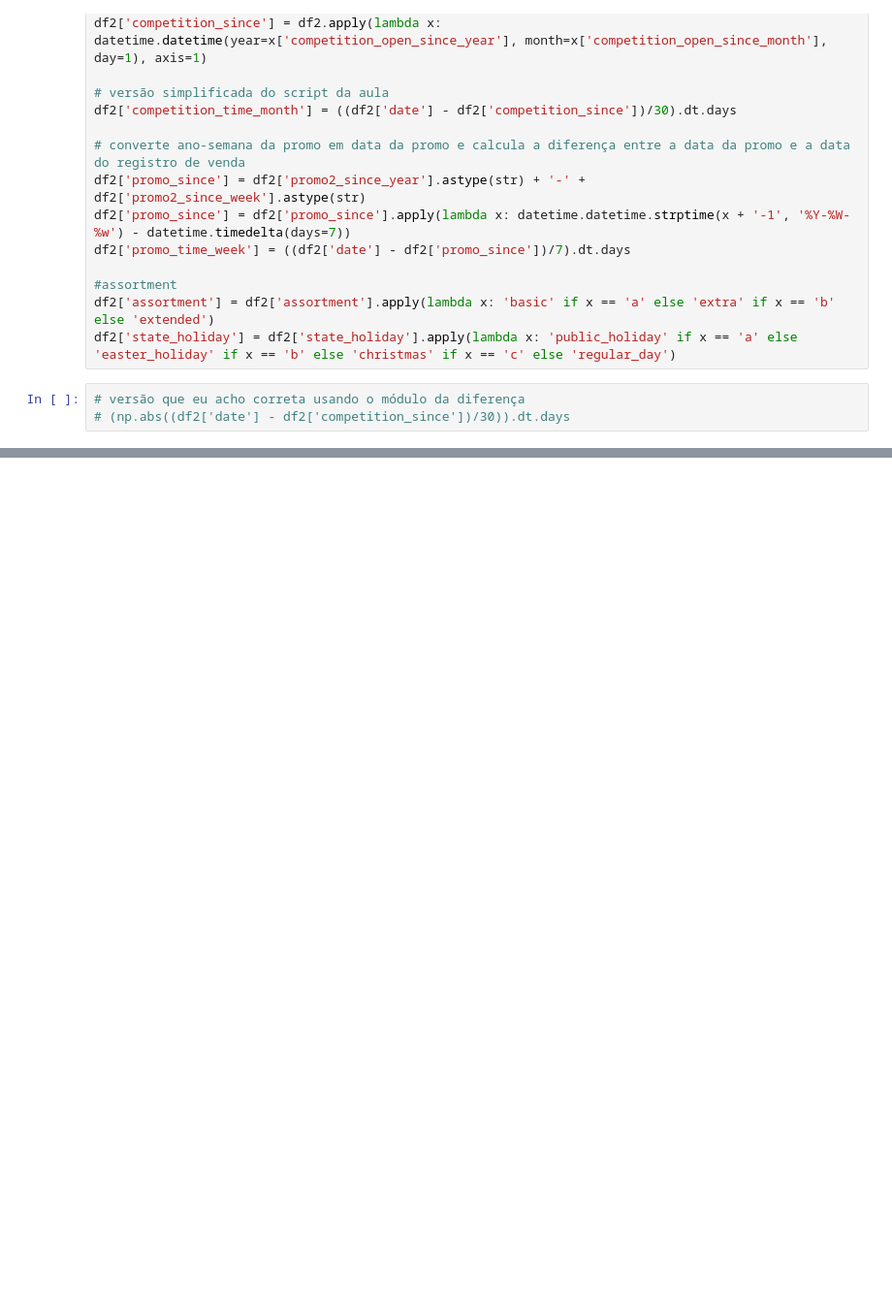
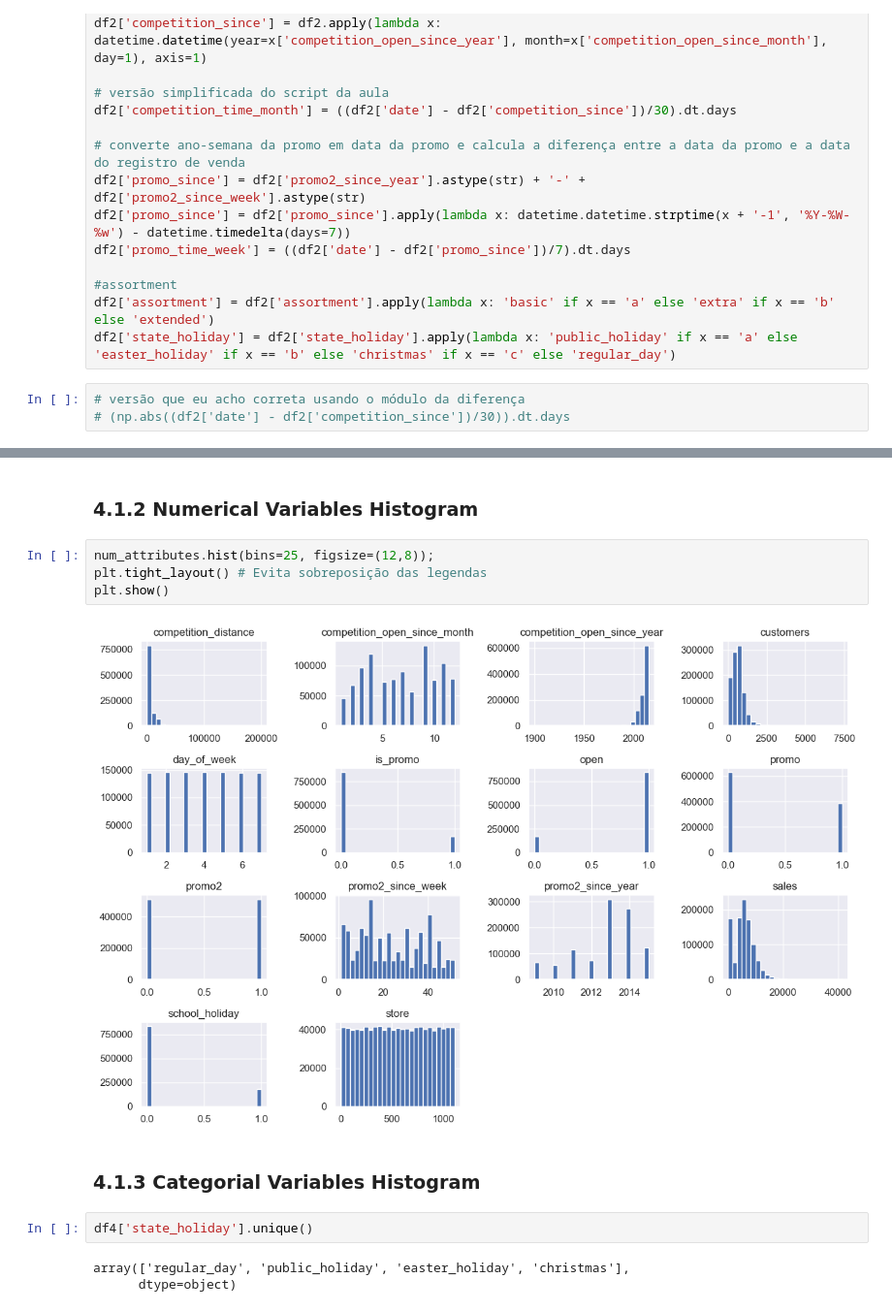
Before and after one commit to iury-repo/rossman-sales, a Jupyter notebook: notebooks/v01_store_sales_prediction.ipynb, the cells around one changed output, grey strips where cells are left out. Shown at 97% size. Cells and saved outputs as stored; diff of their text form; blank space fills up the shorter version.

```diff
--- a/notebooks/v01_store_sales_prediction.ipynb
+++ b/notebooks/v01_store_sales_prediction.ipynb
@@ -353,0 +456,15 @@ df2.head().T
+# %% [markdown]
+### 4.1.2 Numerical Variables Histogram
+# %%
+num_attributes.hist(bins=25, figsize=(12,8));
+plt.tight_layout() # Evita sobreposição das legendas
+plt.show()
+# %% [output]
+[figure, added]
+# %% [markdown]
+### 4.1.3 Categorial Variables Histogram
+# %%
+df4['state_holiday'].unique()
+# %% [output]
+array(['regular_day', 'public_holiday', 'easter_holiday', 'christmas'],
+      dtype=object)
```
Also changed, not shown: parts of 26 cells of this notebook, 2 other files.
